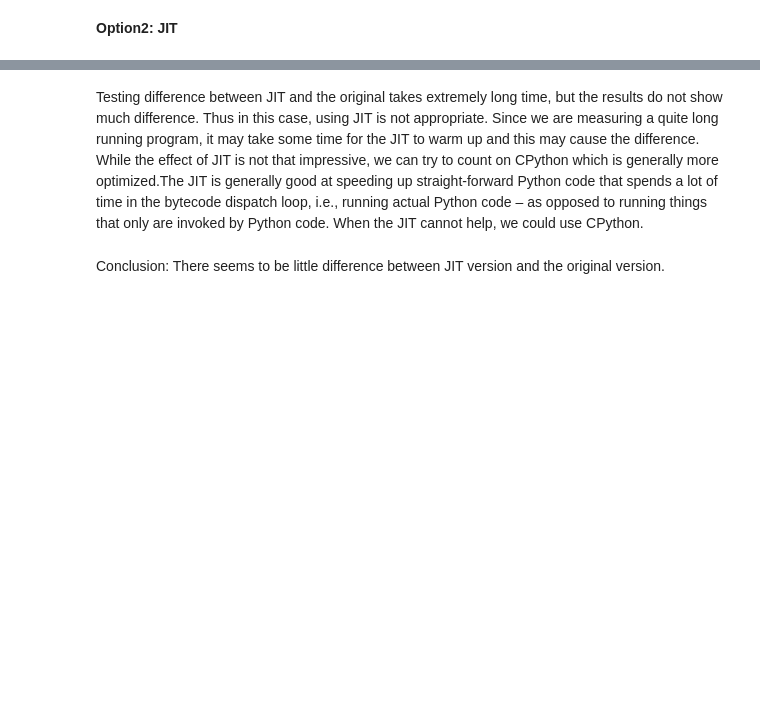
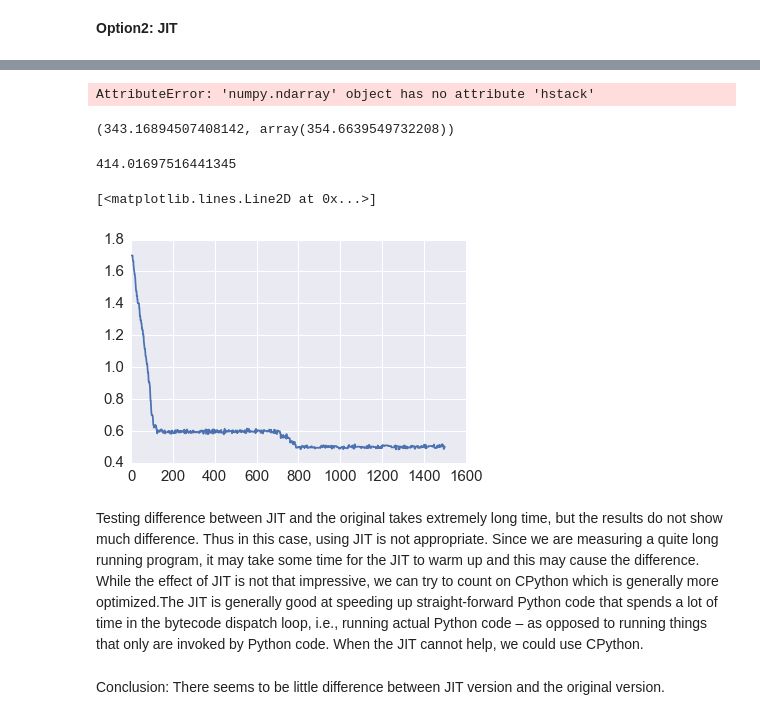
Before and after one commit to timoryxl/Indian-Buffet-Process, a Jupyter notebook: Implementation_IBP-Lin.ipynb, the cells around one changed output, grey strips where cells are left out. Saved outputs shown, nothing was run; the diff lists cells and outputs as text; code cells hidden in the pictures; blank space fills up the shorter version.

```diff
--- a/Implementation_IBP-Lin.ipynb
+++ b/Implementation_IBP-Lin.ipynb
@@ -801,11 +781,3 @@ end1/end2
 **Conclusion: The trace plot are the same, by comparing the time, we can see that the ue parallel computing will dramatically improve efficiency.**
 # %% [markdown]
 using sampler_new which contains log_p_new with a new way of calculating inverse
-# %%
-niter = 1000
-sigmaX = 1.7
-sigmaA = 0.5
-alpha = 1.0
-maxNew = 4
-BURN_IN=200
-SAMPLE_SIZE= niter-BURN_IN
@@ -838,6 +790,10 @@ from numba import jit
 # %%
 @jit
-def sampler_numba(X, niter, sigmaX, sigmaA,alpha, N, D, maxNew):
+
+def numba_sampler(X, niter, sigmaX, sigmaA, alpha, N, D, maxNew, log_p):
+
+
+    #initialization
     count=0
     final_Z=np.zeros((niter,N,20))
     final_K=np.zeros((niter,1))
@@ -846,6 +802,7 @@ def sampler_numba(X, niter, sigmaX, sigmaA,alpha, N, D, maxNew):
     final_alpha=np.zeros((niter,1))
     Z, Kplus = IBP_prior(alpha, N)
 
+    #repeat "niter" number of times
     for j in range(niter):
         final_Z[count,:,0:Kplus] = Z
         final_K[count] = Kplus
@@ -865,6 +822,7 @@ def sampler_numba(X, niter, sigmaX, sigmaA,alpha, N, D, maxNew):
                         Z = Z[:,0:Kplus]
                         continue
 
+
            #M-H algorithm for Z
                 P = np.zeros(2)
                 #set Z[i,k] = 0 and calculate posterior probability
@@ -880,6 +838,7 @@ def sampler_numba(X, niter, sigmaX, sigmaA,alpha, N, D, maxNew):
                     Z[i,k] = 1
                 else:
                     Z[i,k] = 0
+
 
             #M-H algorithm for k
             # Set the number of upper bound as 3
@@ -916,6 +875,7 @@ def sampler_numba(X, niter, sigmaX, sigmaA,alpha, N, D, maxNew):
             Kplus = Kplus + kNew
         Log_L1 = log_p(X, Z, sigmaX, sigmaA, Kplus, D, N )
 
+
         #update sigmaX
         temp_unif = np.random.uniform(0,1)/30
         if np.random.uniform(0,1) < .5:
@@ -943,6 +903,7 @@ def sampler_numba(X, niter, sigmaX, sigmaA,alpha, N, D, maxNew):
         if U < sigmaX_a:
             sigmaA = sigmaA_new
 
+
         #update alpha
         Harmonic_N = 0.
         for i in range(1, N+1):
@@ -961,3 +914,45 @@ def sampler_numba(X, niter, sigmaX, sigmaA,alpha, N, D, maxNew):
+# %%
+%%file scripts/compare_jit_with_original
+import time
+X=np.load('data/X_initialized.npy')
+niter = 1500
+N = 100
+D = 36
+sigmaX = 1.7
+sigmaA = 0.5
+alpha = 1.0
+maxNew = 4
+BURN_IN=200
+SAMPLE_SIZE= niter-BURN_IN
+np.random.seed(124)
+t0 = time.time()
+chain4_Z, chain4_K, chain4_sigma_A, chain4_sigma_X, chain4_alpha, Z4 = numba_sampler(X, niter, sigmaX, sigmaA, alpha, N, D, maxNew, log_p_origin)
+t4 = time.time()-t0
+np.save("data/jit_time",t4)
+# %%
+import pandas as pd
+times = np.load("data/sampler_time.npy")
+jit_time = np.load("jit_time.npy")
+columns = ['Time(s)']
+index = ['sampler_original_likelihood','sampler_improved_likelihood','Cythonized_sampler','jit_original-likelihood']
+df = pd.DataFrame(times.hstack(jit_time),columns=columns,index=index)
+df
+# %% [output]
+AttributeError: 'numpy.ndarray' object has no attribute 'hstack'
+# %%
+times[0],jit_time
+# %% [output]
+(343.16894507408142, array(354.6639549732208))
+# %%
+t4
+# %% [output]
+414.01697516441345
+# %%
+import matplotlib.pyplot as plt
+plt.plot(chain4_sigma_X)
+# %% [output]
+[<matplotlib.lines.Line2D at 0x...>]
+[figure, added]
 # %% [markdown]
 Testing difference between JIT and the original takes extremely long time, but the results do not show much difference. Thus in this case, using JIT is not appropriate. Since we are measuring a quite long running program, it may take some time for the JIT to warm up and this may cause the difference. While the effect of JIT is not that impressive, we can try to count on CPython which is generally more optimized.The JIT is generally good at speeding up straight-forward Python code that spends a lot of time in the bytecode dispatch loop, i.e., running actual Python code – as opposed to running things that only are invoked by Python code. When the JIT cannot help, we could use CPython.
 # %% [markdown]
```
Also changed, not shown: parts of 81 cells of this notebook.
